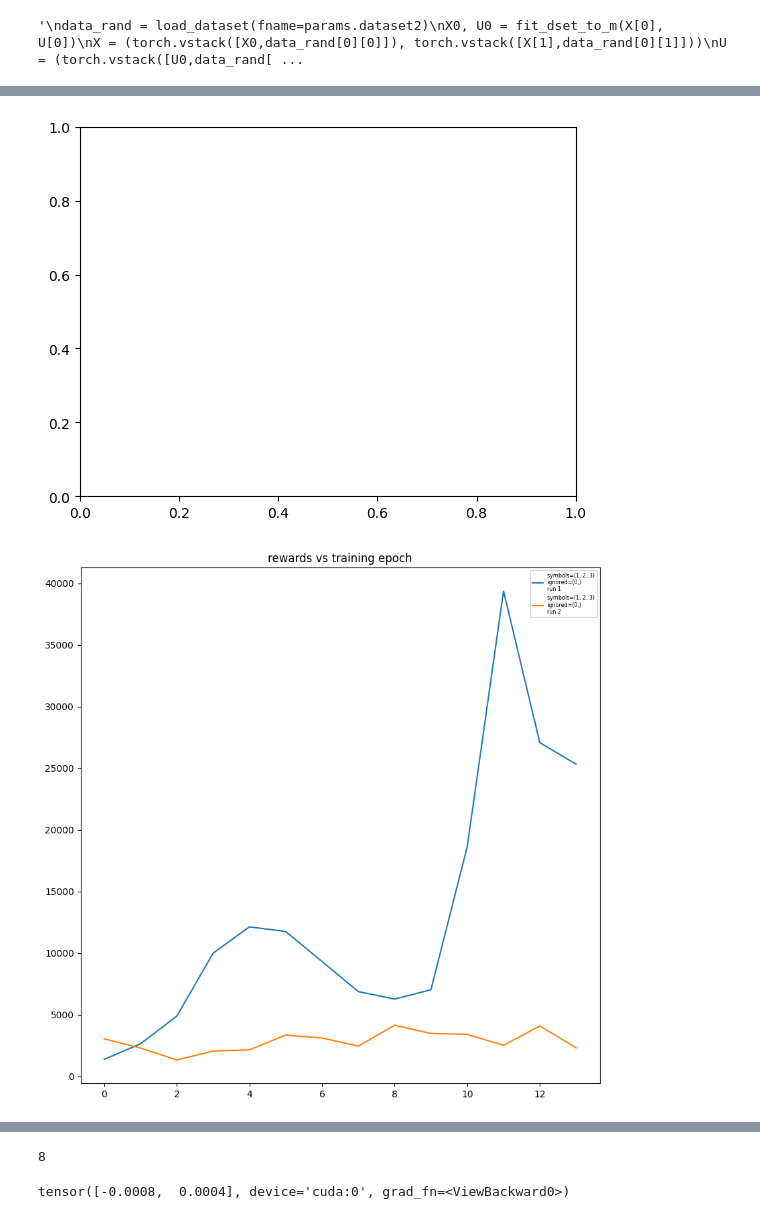
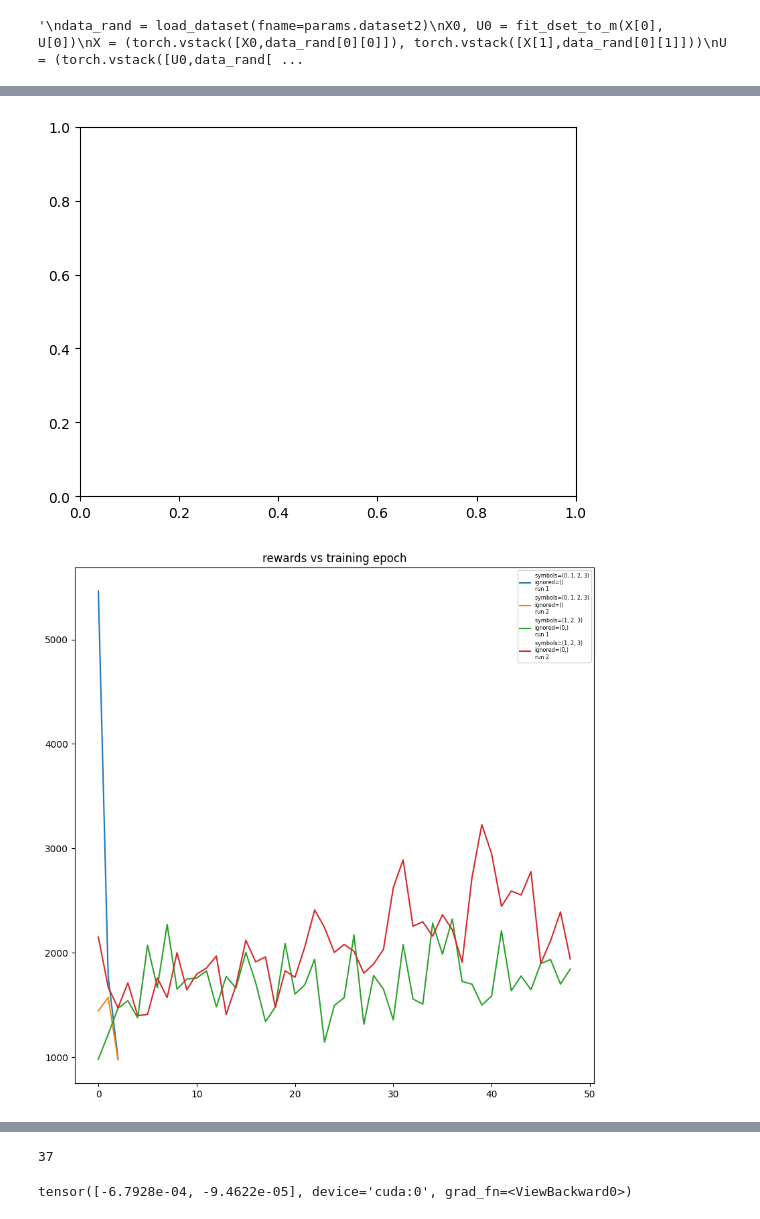
Before and after one commit to paullutkus/Latent-Representations-for-Control-Design-with-Provable-Stability-and-Safety-Guarantees, a Jupyter notebook: cartpole_lyapunov/interface2.ipynb, the cells around one changed output, grey strips where cells are left out. Cells and saved outputs as stored; diff of their text form; code cells hidden in the pictures.

```diff
--- a/cartpole_lyapunov/interface2.ipynb
+++ b/cartpole_lyapunov/interface2.ipynb
@@ -154,22 +139,23 @@ saving nontrivial_2.pkl
 # %%
 #######################
 ### Load Experiment ###
 #######################
 
 #name = "test_exp"
 #name = "backwards-both_runs"
 #name = 'both_runs'
 #name = "small_pert"
 #name = "extra_small_pert"
 #name = "xxs_pert_exp"
 #name = 'm-ablation'
 #name = 'symbol-ablation-default_dataset'
 #name = 'symbol-ablation-default_dataset_2'
 #name = 'nontrivial_2'
 #name = 'fwd_penalty_exp'
-name = 'fwd_penalty_exp_2'
+#name = 'fwd_penalty_exp_2'
+name = 'nontrivial_3'
 exp = load_experiment(name)
 plot_experiment_new(exp)
 # %% [output]
 [figure]
-[figure, old version]
+[figure, new version]
@@ -190,8 +176,8 @@ ae = exp['ae_list'][config_idx][1][run_idx][best_model_idx]
 fdyn = exp['fdyn_list'][config_idx][1][run_idx][best_model_idx]
 ae.encode(torch.tensor([0.,0.,0.,0.]))
 # %% [output]
-8
+37
-tensor([-0.0008,  0.0004], device='cuda:0', grad_fn=<ViewBackward0>)
+tensor([-6.7928e-04, -9.4622e-05], device='cuda:0', grad_fn=<ViewBackward0>)
 # %%
 #########################
 ### Plot Trajectories ###
```
Also changed, not shown: parts of 9 cells of this notebook, 2 other files.
